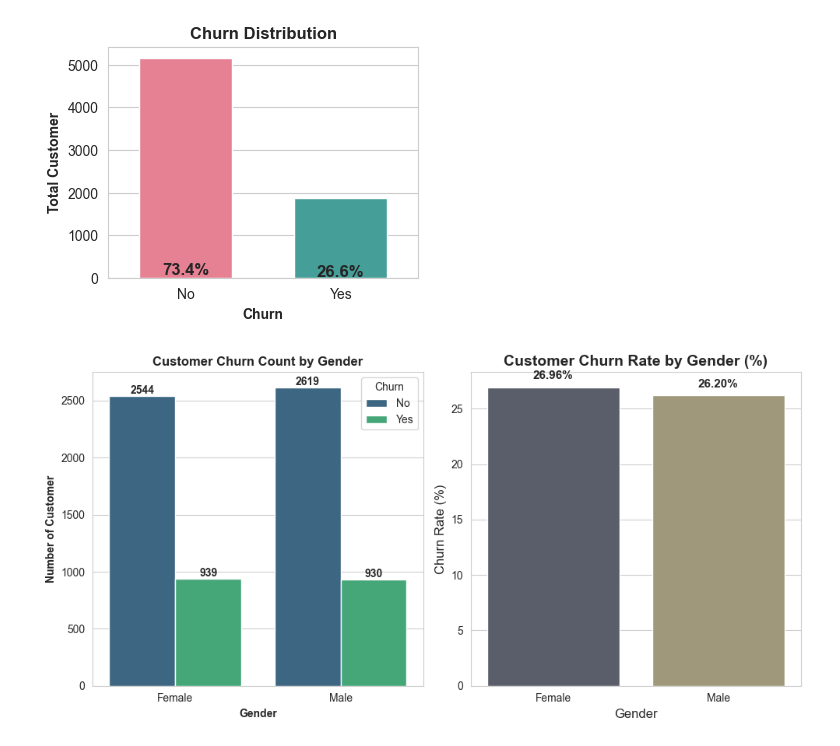
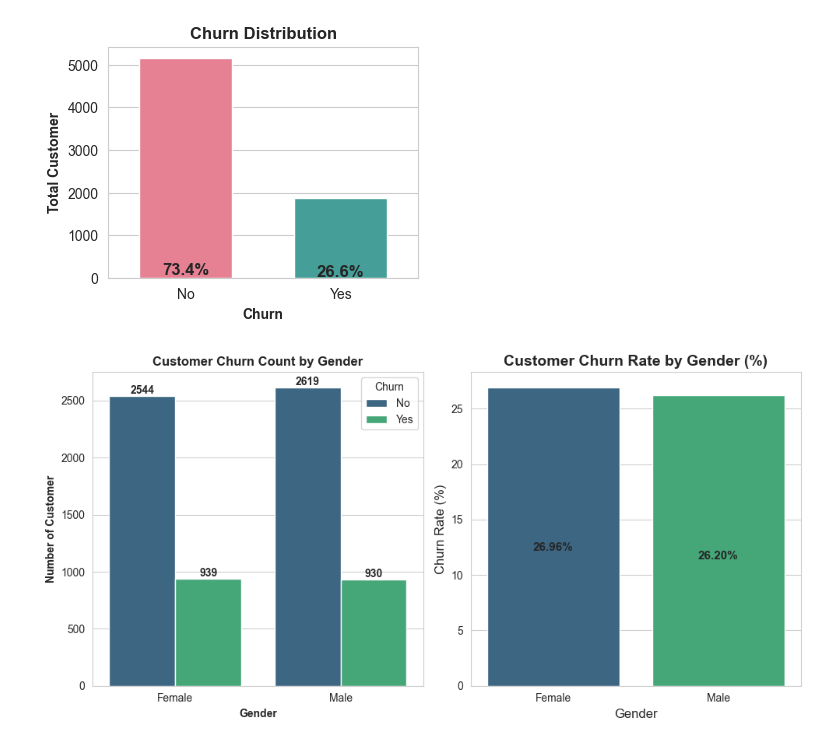
Before and after one commit to Md-Maruf-1727/customer-churn-prediction-ml, a Jupyter notebook: NoteBooks/03_eda_visualization.ipynb, the cells around one changed output. Saved outputs shown, nothing was run; the diff lists cells and outputs as text; code cells hidden in the pictures.

```diff
--- a/NoteBooks/03_eda_visualization.ipynb
+++ b/NoteBooks/03_eda_visualization.ipynb
@@ -46,33 +46,33 @@ sns.countplot(
     hue='Churn',
     palette='viridis',
     ax= axes[0]
 )
 axes[0].set_title("Customer Churn Count by Gender", weight='bold')
 axes[0].set_xlabel("Gender", weight='bold')
 axes[0].set_ylabel("Number of Customer", weight='bold')
 
 for container in axes[0].containers:
     axes[0].bar_label(container, weight='bold')
 
 
 gender_churn_rate = pd.crosstab(df['gender'], df['Churn'], normalize='index')*100
 gender_churn_rate_yes = gender_churn_rate['Yes'].sort_values(ascending=False)
 sns.barplot(
     x = gender_churn_rate_yes.index,
     y = gender_churn_rate_yes.values,
-    palette='cividis',
+    palette='viridis',
     ax=axes[1]
 )
 axes[1].set_title("Customer Churn Rate by Gender (%)", fontsize=14, fontweight='bold')
 axes[1].set_xlabel("Gender", fontsize=12)
 axes[1].set_ylabel("Churn Rate (%)", fontsize=12)
 
 
 for i, value in enumerate(gender_churn_rate_yes.values):
-    axes[1].text(i, value + 0.5, f"{value:.2f}%",
+    axes[1].text(i, value + -15, f"{value:.2f}%",
                  ha='center', va='bottom', fontsize=11, fontweight='bold')
 
 plt.tight_layout()
 plt.show()
 # %% [output]
-[figure, old version]
+[figure, new version]
```
Also changed, not shown: parts of 2 cells of this notebook.
